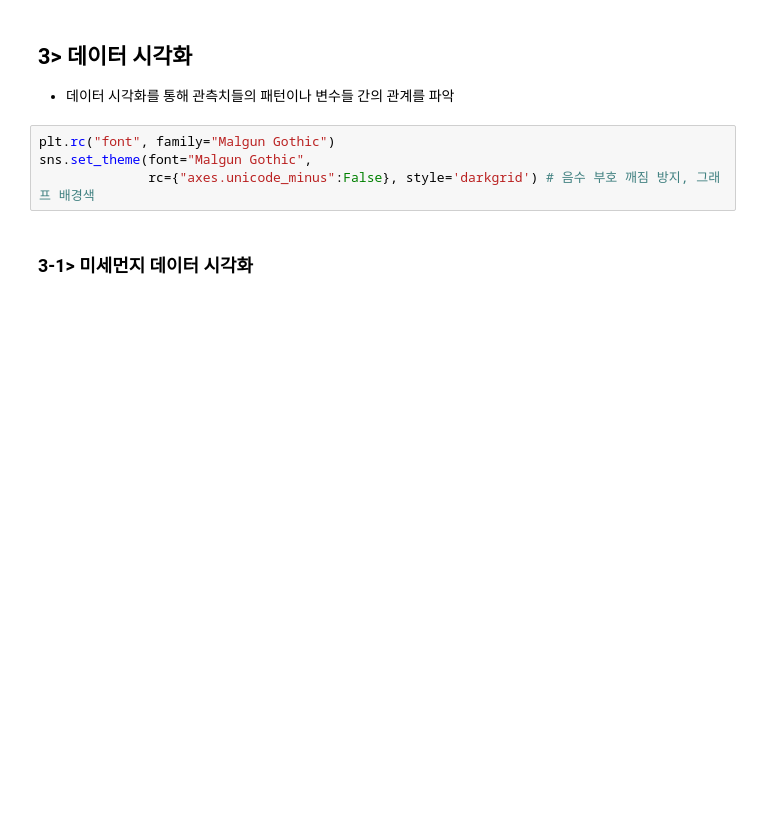
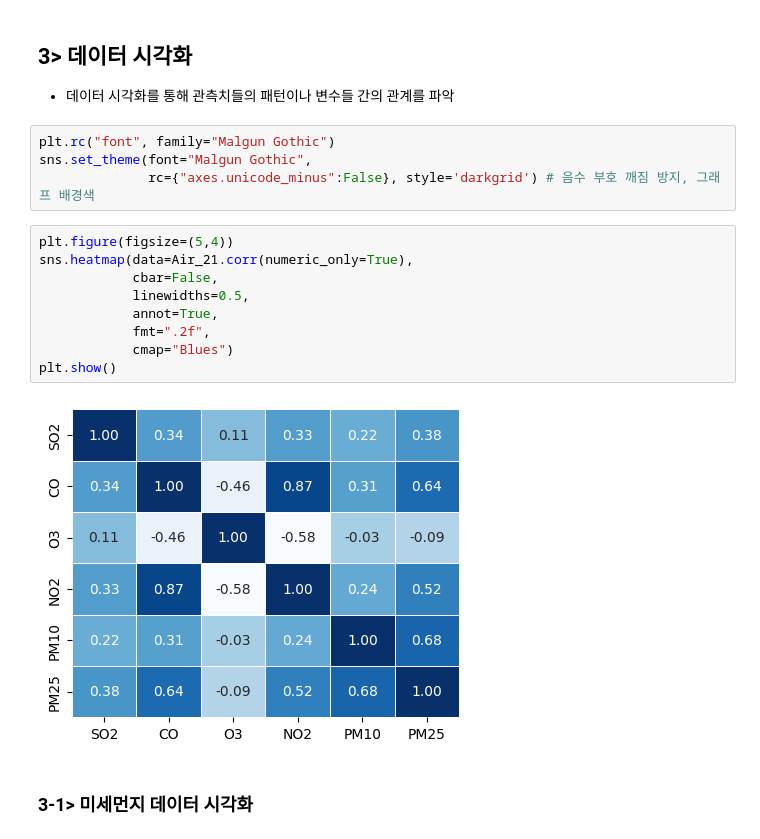
Before and after one commit to cosmos17/AIVLE_MiniProj_1, a Jupyter notebook: mini2-1/Air_dust_prediction 1.ipynb, the cells around one changed output. Cells and saved outputs as stored; diff of their text form; blank space fills up the shorter version.

```diff
--- a/mini2-1/Air_dust_prediction 1.ipynb
+++ b/mini2-1/Air_dust_prediction 1.ipynb
@@ -272,5 +288,16 @@ Wea_22.to_csv("data/Weather_22_prep.csv", index=False)
 plt.rc("font", family="Malgun Gothic")
 sns.set_theme(font="Malgun Gothic",
               rc={"axes.unicode_minus":False}, style='darkgrid') # 음수 부호 깨짐 방지, 그래프 배경색
+# %%
+plt.figure(figsize=(5,4))
+sns.heatmap(data=Air_21.corr(numeric_only=True),
+            cbar=False,
+            linewidths=0.5,
+            annot=True,
+            fmt=".2f",
+            cmap="Blues")
+plt.show()
+# %% [output]
+[figure, added]
 # %% [markdown]
 ### 3-1> 미세먼지 데이터 시각화
```
Also changed, not shown: parts of 23 cells of this notebook, 8 other files.
